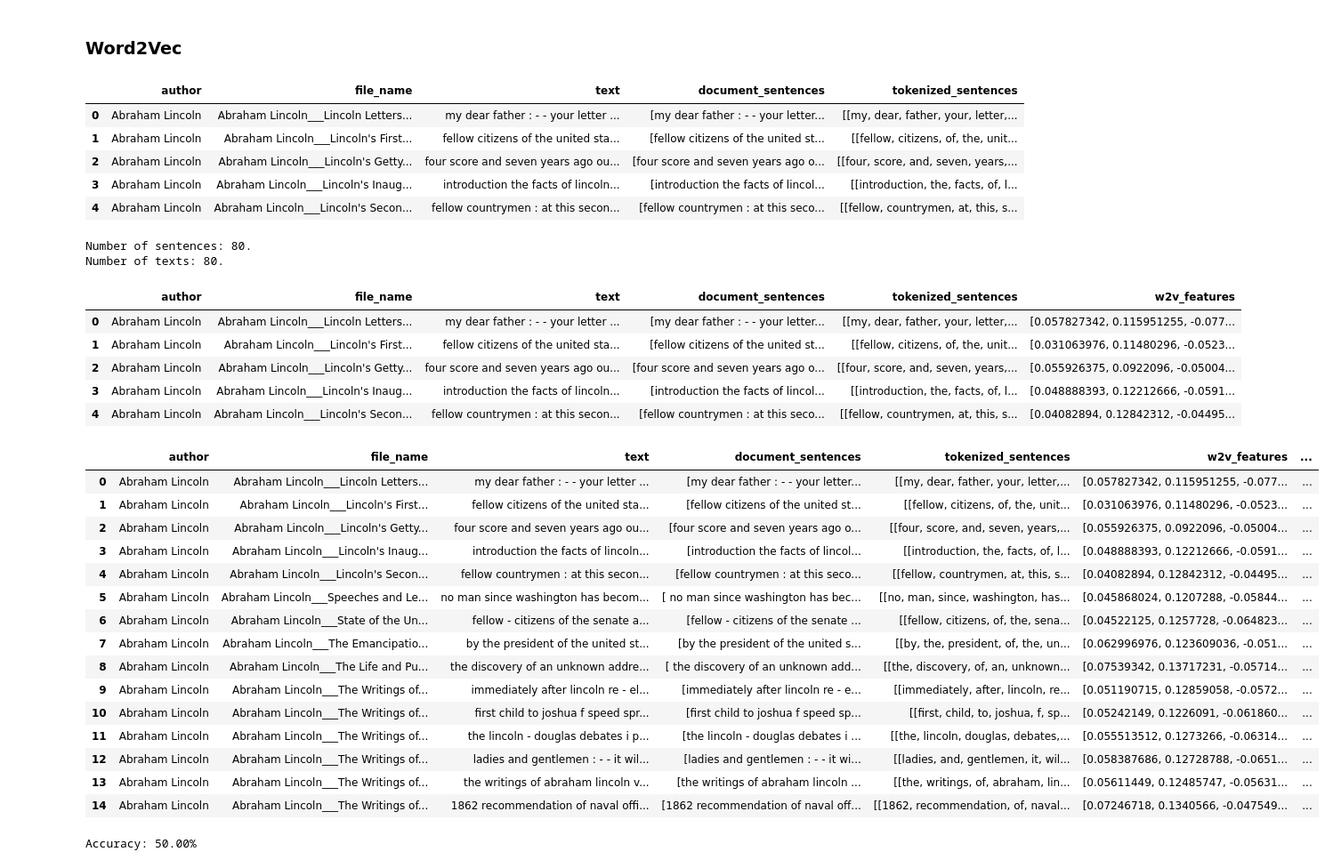
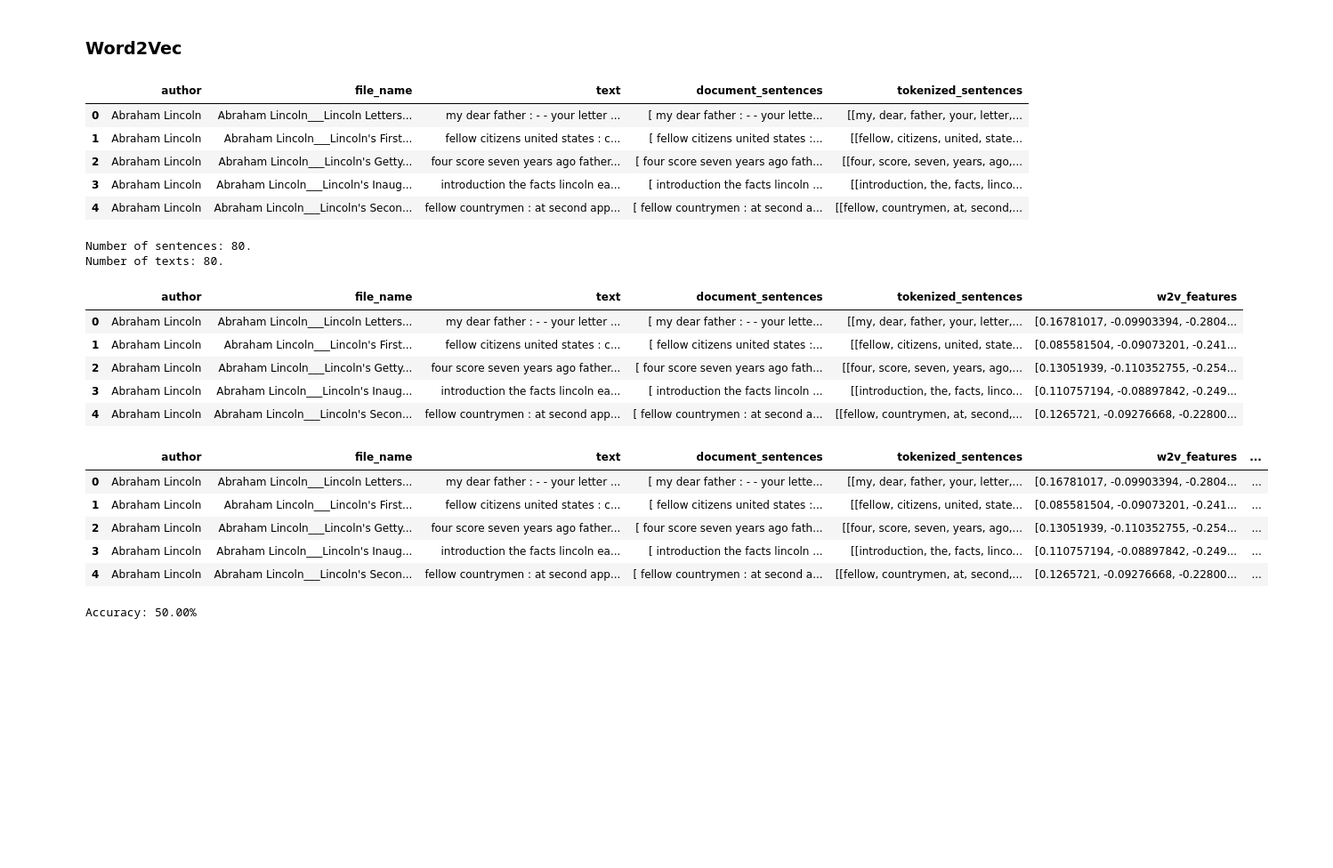
Before and after one commit to dinhbao10t4/MachineLearningAssignment, a Jupyter notebook: AuthorClassification/AuthorClassification.ipynb, the cells around one changed output. Shown at 89% size. Drawn from its saved outputs; the diff is of its cells as text; code cells hidden in the pictures; blank space fills up the shorter version.

```diff
--- a/AuthorClassification/AuthorClassification.ipynb
+++ b/AuthorClassification/AuthorClassification.ipynb
@@ -71,10 +66,17 @@ df.head()
 | 2 | Abraham Lincoln | Abraham Lincoln___Lincoln's Getty... | Four score and seven years ago, o... |
 | 3 | Abraham Lincoln | Abraham Lincoln___Lincoln's Inaug... | INTRODUCTION The facts of Lincoln... |
 | 4 | Abraham Lincoln | Abraham Lincoln___Lincoln's Secon... | Fellow countrymen: At this second... |
+# %%
+stop_words = set(stopwords.words('english'))
 # %%
 def get_data_of_file(row):
     file_name = row.file_name
-    text = row.text
+    text = ''
+
+    words = row.text.split()
+    for r in words:
+        if not r in stop_words:
+            text += ' ' + r
 
     text = re.sub(r"[^A-Za-z0-9^,!.\/'+-=]", " ", text)
     text = re.sub(r"what's", "what is ", text)
@@ -151,11 +153,11 @@ w2v_preprocessing(df)
 df.head()
 # %% [output]
 |  | author | file_name | text | document_sentences | tokenized_sentences |
-| 0 | Abraham Lincoln | Abraham Lincoln___Lincoln Letters... | my dear father : - - your letter ... | [my dear father : - - your letter... | [[my, dear, father, your, letter,... |
-| 1 | Abraham Lincoln | Abraham Lincoln___Lincoln's First... | fellow citizens of the united sta... | [fellow citizens of the united st... | [[fellow, citizens, of, the, unit... |
-| 2 | Abraham Lincoln | Abraham Lincoln___Lincoln's Getty... | four score and seven years ago ou... | [four score and seven years ago o... | [[four, score, and, seven, years,... |
-| 3 | Abraham Lincoln | Abraham Lincoln___Lincoln's Inaug... | introduction the facts of lincoln... | [introduction the facts of lincol... | [[introduction, the, facts, of, l... |
-| 4 | Abraham Lincoln | Abraham Lincoln___Lincoln's Secon... | fellow countrymen : at this secon... | [fellow countrymen : at this seco... | [[fellow, countrymen, at, this, s... |
+| 0 | Abraham Lincoln | Abraham Lincoln___Lincoln Letters... | my dear father : - - your letter ... | [ my dear father : - - your lette... | [[my, dear, father, your, letter,... |
+| 1 | Abraham Lincoln | Abraham Lincoln___Lincoln's First... | fellow citizens united states : c... | [ fellow citizens united states :... | [[fellow, citizens, united, state... |
+| 2 | Abraham Lincoln | Abraham Lincoln___Lincoln's Getty... | four score seven years ago father... | [ four score seven years ago fath... | [[four, score, seven, years, ago,... |
+| 3 | Abraham Lincoln | Abraham Lincoln___Lincoln's Inaug... | introduction the facts lincoln ea... | [ introduction the facts lincoln ... | [[introduction, the, facts, linco... |
+| 4 | Abraham Lincoln | Abraham Lincoln___Lincoln's Secon... | fellow countrymen : at second app... | [ fellow countrymen : at second a... | [[fellow, countrymen, at, second,... |
 # %%
 sentences = []
 for sentence_group in df.tokenized_sentences:
@@ -216,33 +220,23 @@ df['w2v_features'] = list(map(lambda sen_group:
 df.head()
 # %% [output]
 |  | author | file_name | text | document_sentences | tokenized_sentences | w2v_features |
-| 0 | Abraham Lincoln | Abraham Lincoln___Lincoln Letters... | my dear father : - - your letter ... | [my dear father : - - your letter... | [[my, dear, father, your, letter,... | [0.057827342, 0.115951255, -0.077... |
-| 1 | Abraham Lincoln | Abraham Lincoln___Lincoln's First... | fellow citizens of the united sta... | [fellow citizens of the united st... | [[fellow, citizens, of, the, unit... | [0.031063976, 0.11480296, -0.0523... |
-| 2 | Abraham Lincoln | Abraham Lincoln___Lincoln's Getty... | four score and seven years ago ou... | [four score and seven years ago o... | [[four, score, and, seven, years,... | [0.055926375, 0.0922096, -0.05004... |
-| 3 | Abraham Lincoln | Abraham Lincoln___Lincoln's Inaug... | introduction the facts of lincoln... | [introduction the facts of lincol... | [[introduction, the, facts, of, l... | [0.048888393, 0.12212666, -0.0591... |
-| 4 | Abraham Lincoln | Abraham Lincoln___Lincoln's Secon... | fellow countrymen : at this secon... | [fellow countrymen : at this seco... | [[fellow, countrymen, at, this, s... | [0.04082894, 0.12842312, -0.04495... |
+| 0 | Abraham Lincoln | Abraham Lincoln___Lincoln Letters... | my dear father : - - your letter ... | [ my dear father : - - your lette... | [[my, dear, father, your, letter,... | [0.16781017, -0.09903394, -0.2804... |
+| 1 | Abraham Lincoln | Abraham Lincoln___Lincoln's First... | fellow citizens united states : c... | [ fellow citizens united states :... | [[fellow, citizens, united, state... | [0.085581504, -0.09073201, -0.241... |
+| 2 | Abraham Lincoln | Abraham Lincoln___Lincoln's Getty... | four score seven years ago father... | [ four score seven years ago fath... | [[four, score, seven, years, ago,... | [0.13051939, -0.110352755, -0.254... |
+| 3 | Abraham Lincoln | Abraham Lincoln___Lincoln's Inaug... | introduction the facts lincoln ea... | [ introduction the facts lincoln ... | [[introduction, the, facts, linco... | [0.110757194, -0.08897842, -0.249... |
+| 4 | Abraham Lincoln | Abraham Lincoln___Lincoln's Secon... | fellow countrymen : at second app... | [ fellow countrymen : at second a... | [[fellow, countrymen, at, second,... | [0.1265721, -0.09276668, -0.22800... |
 # %%
 le = LabelEncoder()
 df['author_LabelEncoded'] = le.fit_transform(df.author)
 # %%
-df.head(15)
+df.head()
 # %% [output]
 |  | author | file_name | text | document_sentences | tokenized_sentences | w2v_features | ... |
-| 0 | Abraham Lincoln | Abraham Lincoln___Lincoln Letters... | my dear father : - - your letter ... | [my dear father : - - your letter... | [[my, dear, father, your, letter,... | [0.057827342, 0.115951255, -0.077... | ... |
-| 1 | Abraham Lincoln | Abraham Lincoln___Lincoln's First... | fellow citizens of the united sta... | [fellow citizens of the united st... | [[fellow, citizens, of, the, unit... | [0.031063976, 0.11480296, -0.0523... | ... |
-| 2 | Abraham Lincoln | Abraham Lincoln___Lincoln's Getty... | four score and seven years ago ou... | [four score and seven years ago o... | [[four, score, and, seven, years,... | [0.055926375, 0.0922096, -0.05004... | ... |
-| 3 | Abraham Lincoln | Abraham Lincoln___Lincoln's Inaug... | introduction the facts of lincoln... | [introduction the facts of lincol... | [[introduction, the, facts, of, l... | [0.048888393, 0.12212666, -0.0591... | ... |
-| 4 | Abraham Lincoln | Abraham Lincoln___Lincoln's Secon... | fellow countrymen : at this secon... | [fellow countrymen : at this seco... | [[fellow, countrymen, at, this, s... | [0.04082894, 0.12842312, -0.04495... | ... |
-| 5 | Abraham Lincoln | Abraham Lincoln___Speeches and Le... | no man since washington has becom... | [ no man since washington has bec... | [[no, man, since, washington, has... | [0.045868024, 0.1207288, -0.05844... | ... |
-| 6 | Abraham Lincoln | Abraham Lincoln___State of the Un... | fellow - citizens of the senate a... | [fellow - citizens of the senate ... | [[fellow, citizens, of, the, sena... | [0.04522125, 0.1257728, -0.064823... | ... |
-| 7 | Abraham Lincoln | Abraham Lincoln___The Emancipatio... | by the president of the united st... | [by the president of the united s... | [[by, the, president, of, the, un... | [0.062996976, 0.123609036, -0.051... | ... |
-| 8 | Abraham Lincoln | Abraham Lincoln___The Life and Pu... | the discovery of an unknown addre... | [ the discovery of an unknown add... | [[the, discovery, of, an, unknown... | [0.07539342, 0.13717231, -0.05714... | ... |
-| 9 | Abraham Lincoln | Abraham Lincoln___The Writings of... | immediately after lincoln re - el... | [immediately after lincoln re - e... | [[immediately, after, lincoln, re... | [0.051190715, 0.12859058, -0.0572... | ... |
-| 10 | Abraham Lincoln | Abraham Lincoln___The Writings of... | first child to joshua f speed spr... | [first child to joshua f speed sp... | [[first, child, to, joshua, f, sp... | [0.05242149, 0.1226091, -0.061860... | ... |
-| 11 | Abraham Lincoln | Abraham Lincoln___The Writings of... | the lincoln - douglas debates i p... | [the lincoln - douglas debates i ... | [[the, lincoln, douglas, debates,... | [0.055513512, 0.1273266, -0.06314... | ... |
-| 12 | Abraham Lincoln | Abraham Lincoln___The Writings of... | ladies and gentlemen : - - it wil... | [ladies and gentlemen : - - it wi... | [[ladies, and, gentlemen, it, wil... | [0.058387686, 0.12728788, -0.0651... | ... |
-| 13 | Abraham Lincoln | Abraham Lincoln___The Writings of... | the writings of abraham lincoln v... | [the writings of abraham lincoln ... | [[the, writings, of, abraham, lin... | [0.05611449, 0.12485747, -0.05631... | ... |
-| 14 | Abraham Lincoln | Abraham Lincoln___The Writings of... | 1862 recommendation of naval offi... | [1862 recommendation of naval off... | [[1862, recommendation, of, naval... | [0.07246718, 0.1340566, -0.047549... | ... |
+| 0 | Abraham Lincoln | Abraham Lincoln___Lincoln Letters... | my dear father : - - your letter ... | [ my dear father : - - your lette... | [[my, dear, father, your, letter,... | [0.16781017, -0.09903394, -0.2804... | ... |
+| 1 | Abraham Lincoln | Abraham Lincoln___Lincoln's First... | fellow citizens united states : c... | [ fellow citizens united states :... | [[fellow, citizens, united, state... | [0.085581504, -0.09073201, -0.241... | ... |
+| 2 | Abraham Lincoln | Abraham Lincoln___Lincoln's Getty... | four score seven years ago father... | [ four score seven years ago fath... | [[four, score, seven, years, ago,... | [0.13051939, -0.110352755, -0.254... | ... |
+| 3 | Abraham Lincoln | Abraham Lincoln___Lincoln's Inaug... | introduction the facts lincoln ea... | [ introduction the facts lincoln ... | [[introduction, the, facts, linco... | [0.110757194, -0.08897842, -0.249... | ... |
+| 4 | Abraham Lincoln | Abraham Lincoln___Lincoln's Secon... | fellow countrymen : at second app... | [ fellow countrymen : at second a... | [[fellow, countrymen, at, second,... | [0.1265721, -0.09276668, -0.22800... | ... |
 # %%
 X_train, X_test, y_train, y_test = train_test_split(df.w2v_features, df.author_LabelEncoded, random_state = 0)
 # %%
```
Also changed, not shown: parts of 11 cells of this notebook.
